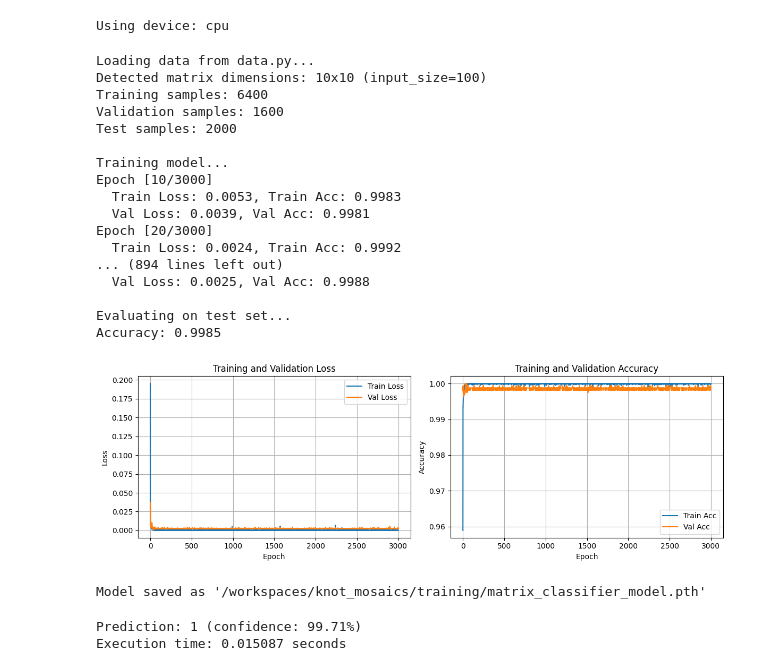
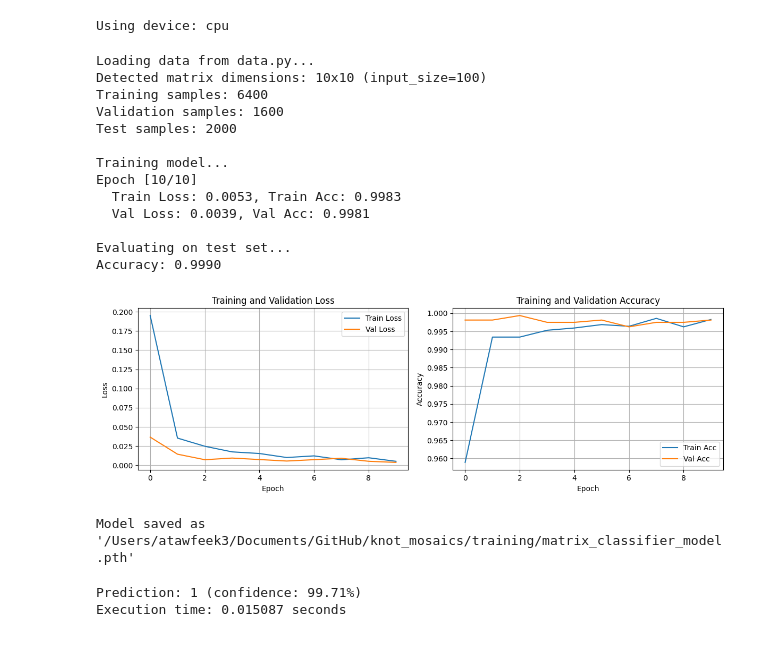
Before and after one commit to andrew-tawfeek/knot_mosaics, a Jupyter notebook: training/training.ipynb, the cells around one changed output. Cells and saved outputs as stored; diff of their text form; code cells hidden in the pictures.

Commit message:
tutorial notebook made, model generation notebook simplified

```diff
--- a/training/training.ipynb
+++ b/training/training.ipynb
@@ -6,27 +6,23 @@ from model import *
 # %% [output]
 Using device: cpu
 # %%
-trained_model = main(epochs=3000)
+trained_model = main(epochs=10)
 # %% [output]
 Loading data from data.py...
 Detected matrix dimensions: 10x10 (input_size=100)
 Training samples: 6400
 Validation samples: 1600
 Test samples: 2000
 
 Training model...
-Epoch [10/3000]
+Epoch [10/10]
   Train Loss: 0.0053, Train Acc: 0.9983
   Val Loss: 0.0039, Val Acc: 0.9981
-Epoch [20/3000]
-  Train Loss: 0.0024, Train Acc: 0.9992
-... (894 lines left out)
-  Val Loss: 0.0025, Val Acc: 0.9988
 
 Evaluating on test set...
-Accuracy: 0.9985
+Accuracy: 0.9990
-[figure, old version]
+[figure, new version]
-Model saved as '/workspaces/knot_mosaics/training/matrix_classifier_model.pth'
+Model saved as '/Users/atawfeek3/Documents/GitHub/knot_mosaics/training/matrix_classifier_model.pth'
 # %%
 import time
 start_time = time.time()
```
Also changed, not shown: 4 other files.
